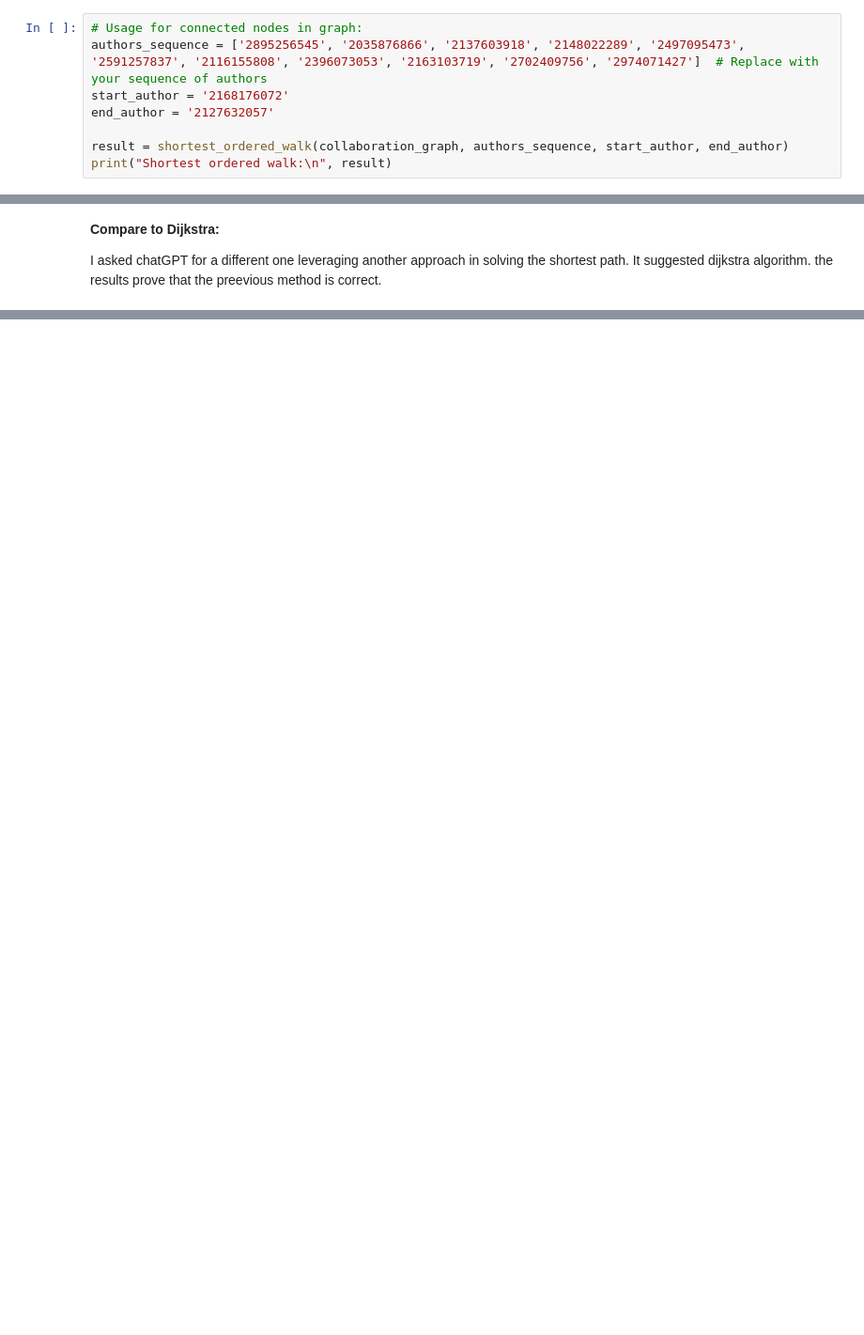
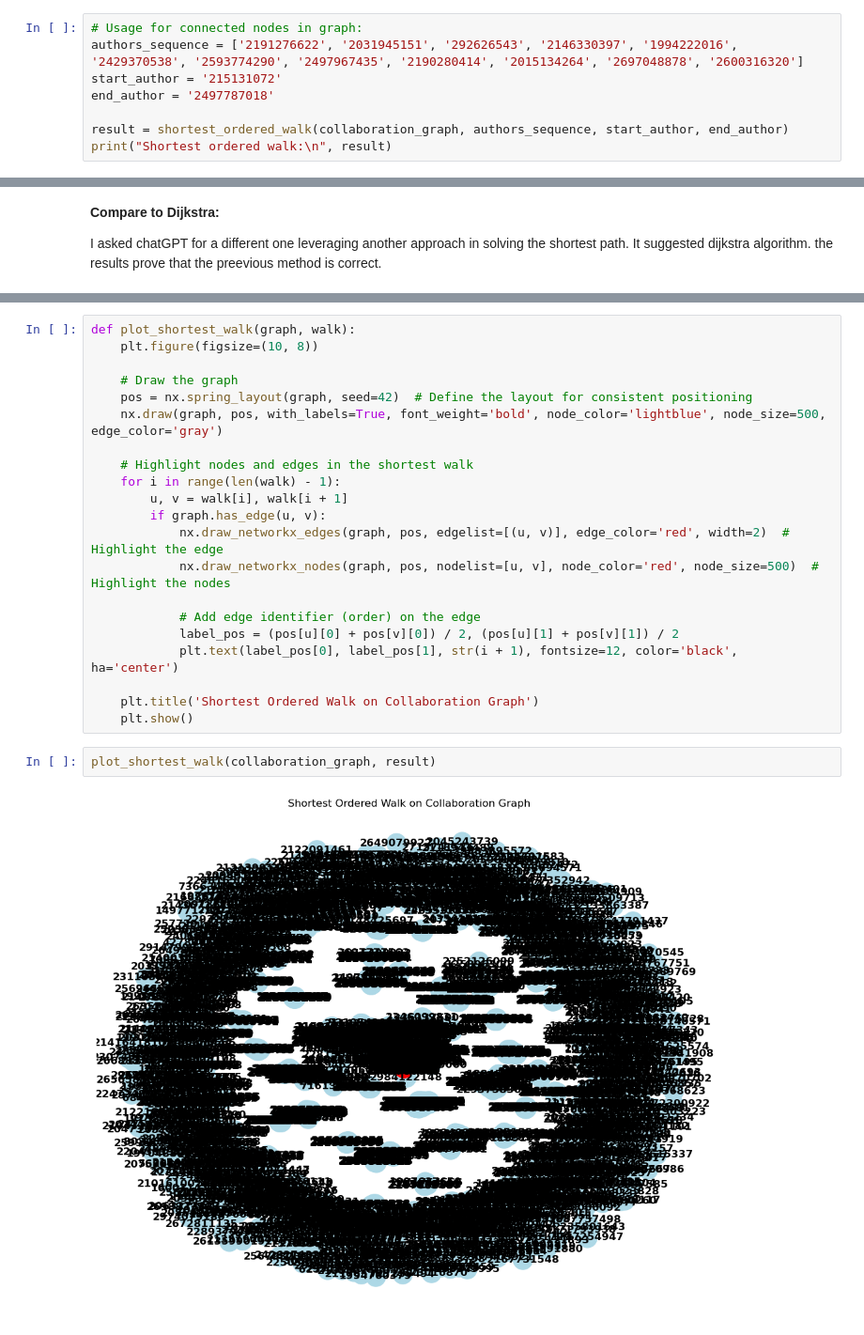
Before and after one commit to armanfeili/ADM-HW5, a Jupyter notebook: notebook 5.ipynb, the cells around one changed output, grey strips where cells are left out. Shown at 94% size. Cells and saved outputs as stored; diff of their text form; blank space fills up the shorter version.

```diff
--- a/notebook 5.ipynb
+++ b/notebook 5.ipynb
@@ -677,9 +598,9 @@ print("Shortest ordered walk:", result)
 Shortest ordered walk: There is no such path.
 # %%
 # Usage for connected nodes in graph:
-authors_sequence = ['2895256545', '2035876866', '2137603918', '2148022289', '2497095473', '2591257837', '2116155808', '2396073053', '2163103719', '2702409756', '2974071427']  # Replace with your sequence of authors
-start_author = '2168176072'
-end_author = '2127632057'
+authors_sequence = ['2191276622', '2031945151', '292626543', '2146330397', '1994222016', '2429370538', '2593774290', '2497967435', '2190280414', '2015134264', '2697048878', '2600316320']
+start_author = '215131072'
+end_author = '2497787018'
 
 result = shortest_ordered_walk(collaboration_graph, authors_sequence, start_author, end_author)
 print("Shortest ordered walk:\n", result)
@@ -717,0 +639,25 @@ Shortest path using Dijkstra's algorithm with sequence:
+# %%
+def plot_shortest_walk(graph, walk):
+    plt.figure(figsize=(10, 8))
+
+    # Draw the graph
+    pos = nx.spring_layout(graph, seed=42)  # Define the layout for consistent positioning
+    nx.draw(graph, pos, with_labels=True, font_weight='bold', node_color='lightblue', node_size=500, edge_color='gray')
+
+    # Highlight nodes and edges in the shortest walk
+    for i in range(len(walk) - 1):
+        u, v = walk[i], walk[i + 1]
+        if graph.has_edge(u, v):
+            nx.draw_networkx_edges(graph, pos, edgelist=[(u, v)], edge_color='red', width=2)  # Highlight the edge
+            nx.draw_networkx_nodes(graph, pos, nodelist=[u, v], node_color='red', node_size=500)  # Highlight the nodes
+
+            # Add edge identifier (order) on the edge
+            label_pos = (pos[u][0] + pos[v][0]) / 2, (pos[u][1] + pos[v][1]) / 2
+            plt.text(label_pos[0], label_pos[1], str(i + 1), fontsize=12, color='black', ha='center')
+
+    plt.title('Shortest Ordered Walk on Collaboration Graph')
+    plt.show()
+# %%
+plot_shortest_walk(collaboration_graph, result)
+# %% [output]
+[figure, added]
```
Also changed, not shown: parts of 23 cells of this notebook.
